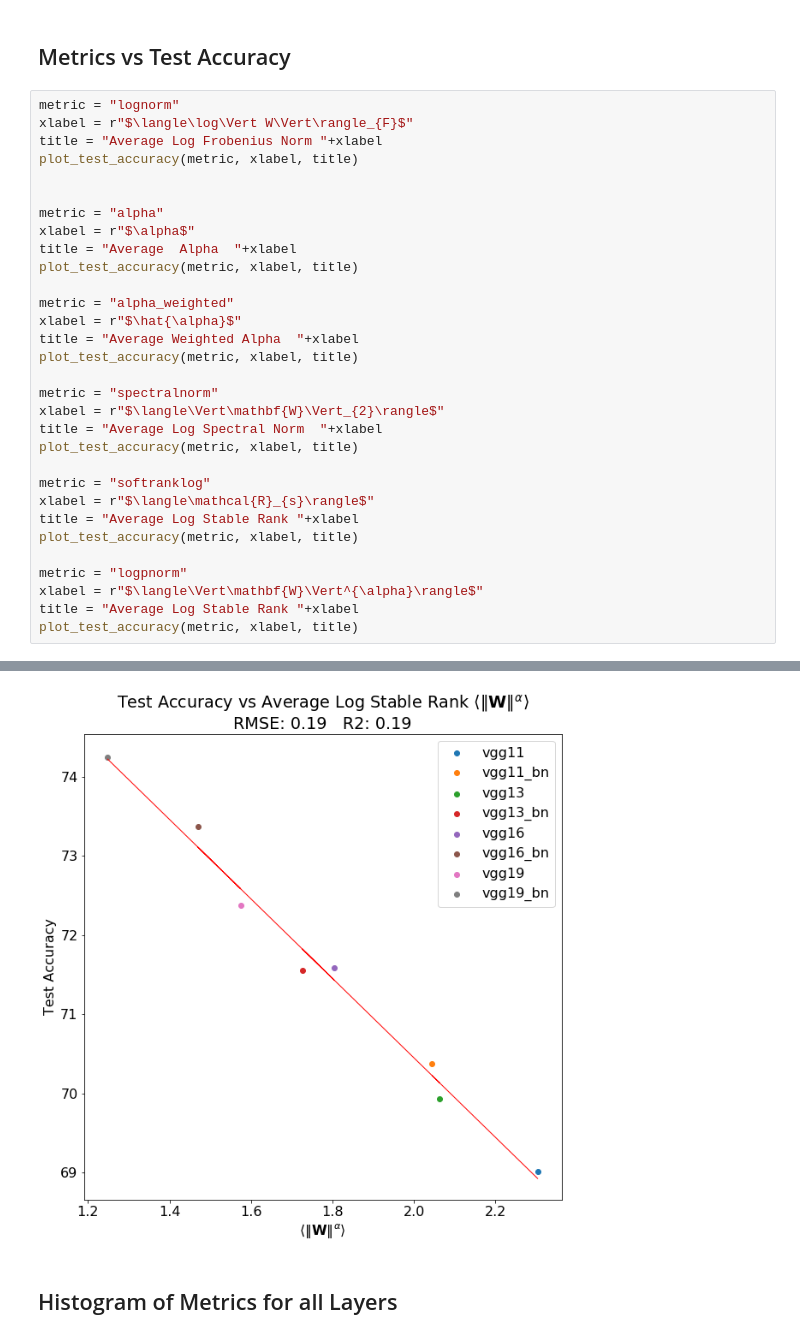
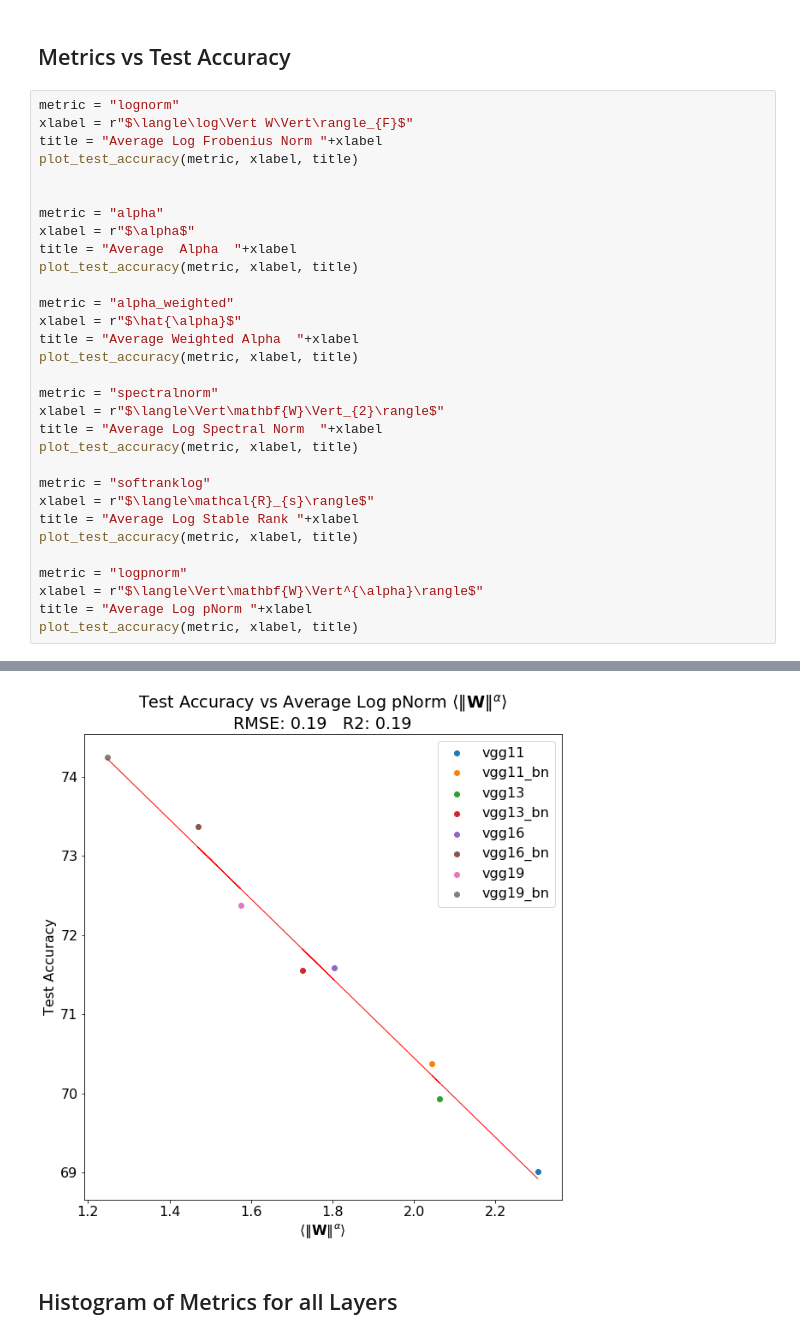
Before and after one commit to CalculatedContent/WeightWatcher, a Jupyter notebook: WeightWatcher-VGG.ipynb, the cells around one changed output, grey strips where cells are left out. Saved outputs shown, nothing was run; the diff lists cells and outputs as text.

```diff
--- a/WeightWatcher-VGG.ipynb
+++ b/WeightWatcher-VGG.ipynb
@@ -281,34 +321,34 @@ plot_test_accuracy(metric, xlabel, title)
 
 metric = "alpha"
 xlabel = r"$\alpha$"
 title = "Average  Alpha  "+xlabel
 plot_test_accuracy(metric, xlabel, title)
 
 metric = "alpha_weighted"
 xlabel = r"$\hat{\alpha}$"
 title = "Average Weighted Alpha  "+xlabel
 plot_test_accuracy(metric, xlabel, title)
 
 metric = "spectralnorm"
 xlabel = r"$\langle\Vert\mathbf{W}\Vert_{2}\rangle$"
 title = "Average Log Spectral Norm  "+xlabel
 plot_test_accuracy(metric, xlabel, title)
 
 metric = "softranklog"
 xlabel = r"$\langle\mathcal{R}_{s}\rangle$"
 title = "Average Log Stable Rank "+xlabel
 plot_test_accuracy(metric, xlabel, title)
 
 metric = "logpnorm"
 xlabel = r"$\langle\Vert\mathbf{W}\Vert^{\alpha}\rangle$"
-title = "Average Log Stable Rank "+xlabel
+title = "Average Log pNorm "+xlabel
 plot_test_accuracy(metric, xlabel, title)
 # %% [output]
 [figure]
 [figure]
 [figure]
 [figure]
 [figure]
-[figure, old version]
+[figure, new version]
 # %% [markdown]
 ## Histogram of Metrics for all Layers
```
Also changed, not shown: parts of 10 cells of this notebook, 2 other files.
